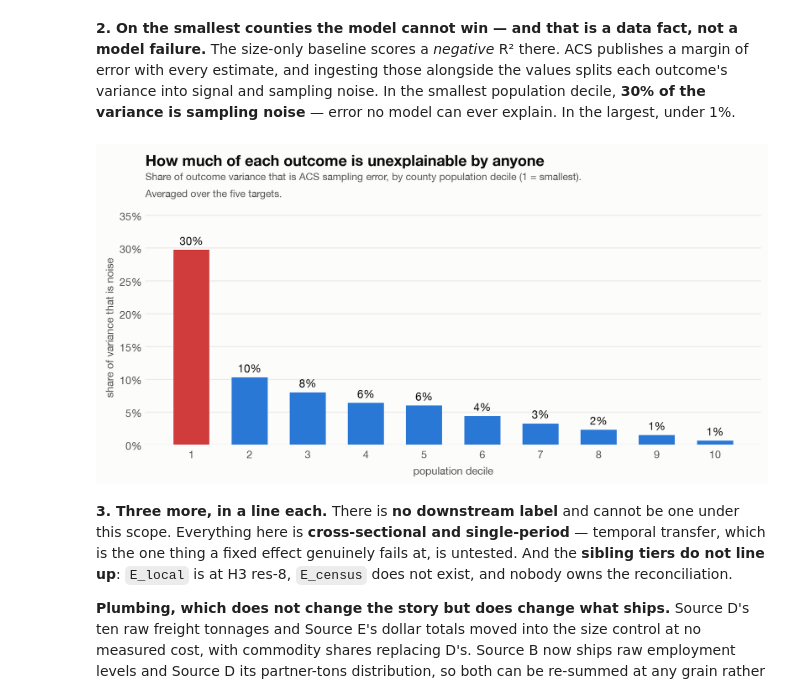
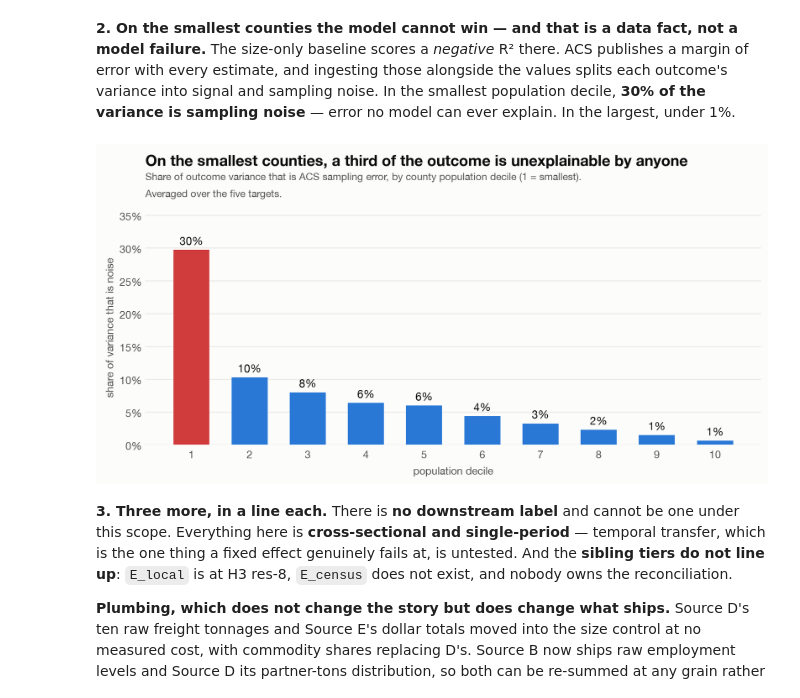
Before and after one commit to Max-Garcia-06/macro_embeddings, a Jupyter notebook: analysis-output/E_macro_pillar_worth_2026-08-13.ipynb, the cells around one changed output. Drawn from its saved outputs; the diff is of its cells as text; code cells hidden in the pictures.

```diff
--- a/analysis-output/E_macro_pillar_worth_2026-08-13.ipynb
+++ b/analysis-output/E_macro_pillar_worth_2026-08-13.ipynb
@@ -664,24 +680,24 @@ ever explain. In the largest, under 1%.
 # %%
 d = (decile.groupby("population_decile")
      .agg(noise_share=("noise_share", "mean"),
           median_population=("median_population", "median"))
      .reset_index())
 fig, ax = plt.subplots(figsize=(11, 4.2))
 ax.bar(d["population_decile"], d["noise_share"], 0.62,
        color=[CRITICAL if v > 0.15 else BLUE for v in d["noise_share"]])
 ax.set_xticks(d["population_decile"])
 ax.set_ylim(0, float(d["noise_share"].max()) * 1.2)
 label_bars(ax, d["population_decile"], d["noise_share"], "{:.0%}", size=11)
 ax.yaxis.set_major_formatter(PercentFormatter(xmax=1, decimals=0))
 ax.set_xlabel("population decile", fontsize=10.5, color=INK2)
 ax.set_ylabel("share of variance that is noise", fontsize=10.5, color=INK2)
 style(ax,
-      "How much of each outcome is unexplainable by anyone",
+      "On the smallest counties, a third of the outcome is unexplainable by anyone",
       "Share of outcome variance that is ACS sampling error, by county population "
       "decile (1 = smallest). Averaged over the five targets.")
 plt.show()
 # %% [output]
-[figure, old version]
+[figure, new version]
 # %% [markdown]
 **3. Three more, in a line each.** There is **no downstream label** and cannot be
 one under this scope. Everything here is **cross-sectional and single-period** —
```
Also changed, not shown: parts of 7 cells of this notebook, 1 other file.
